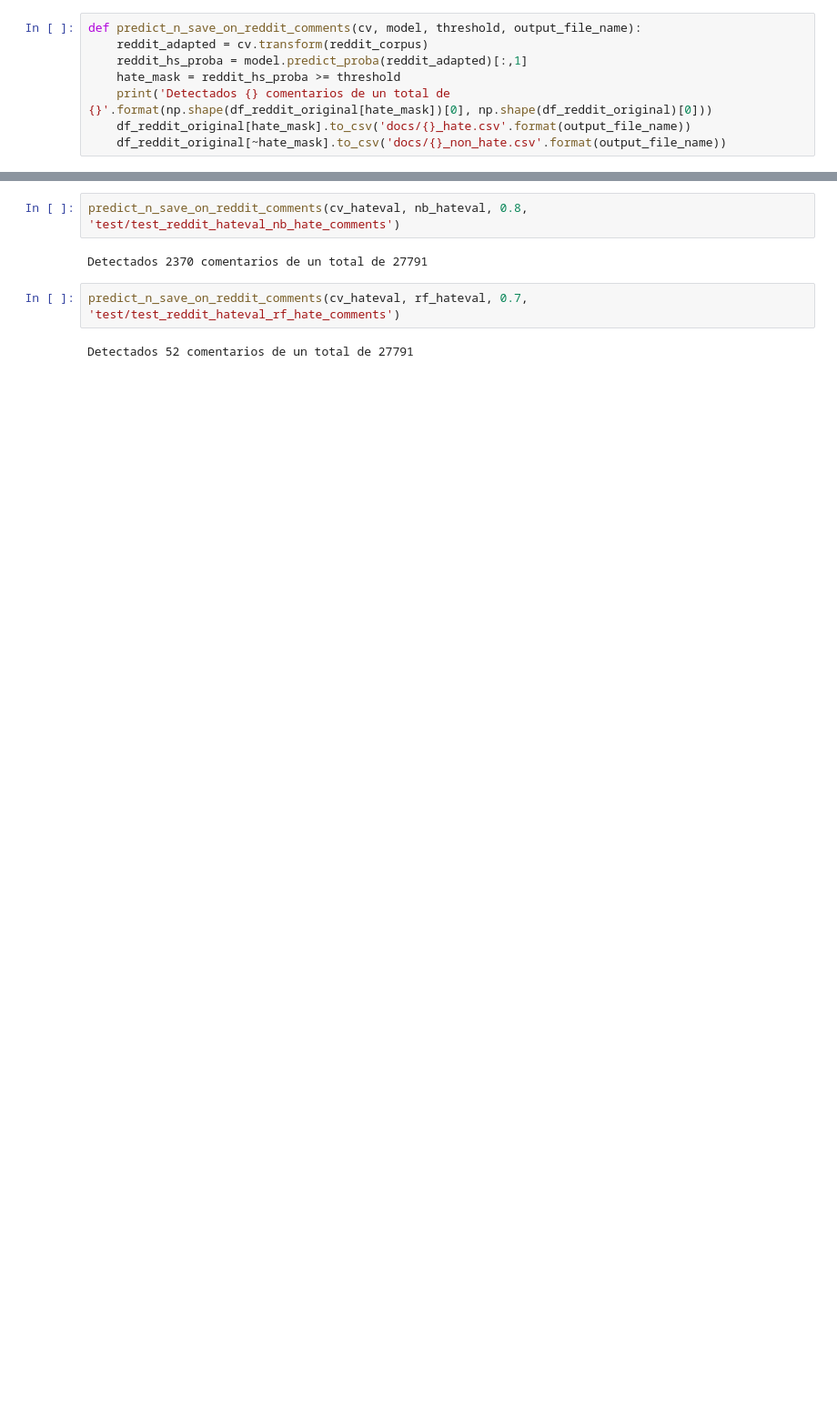
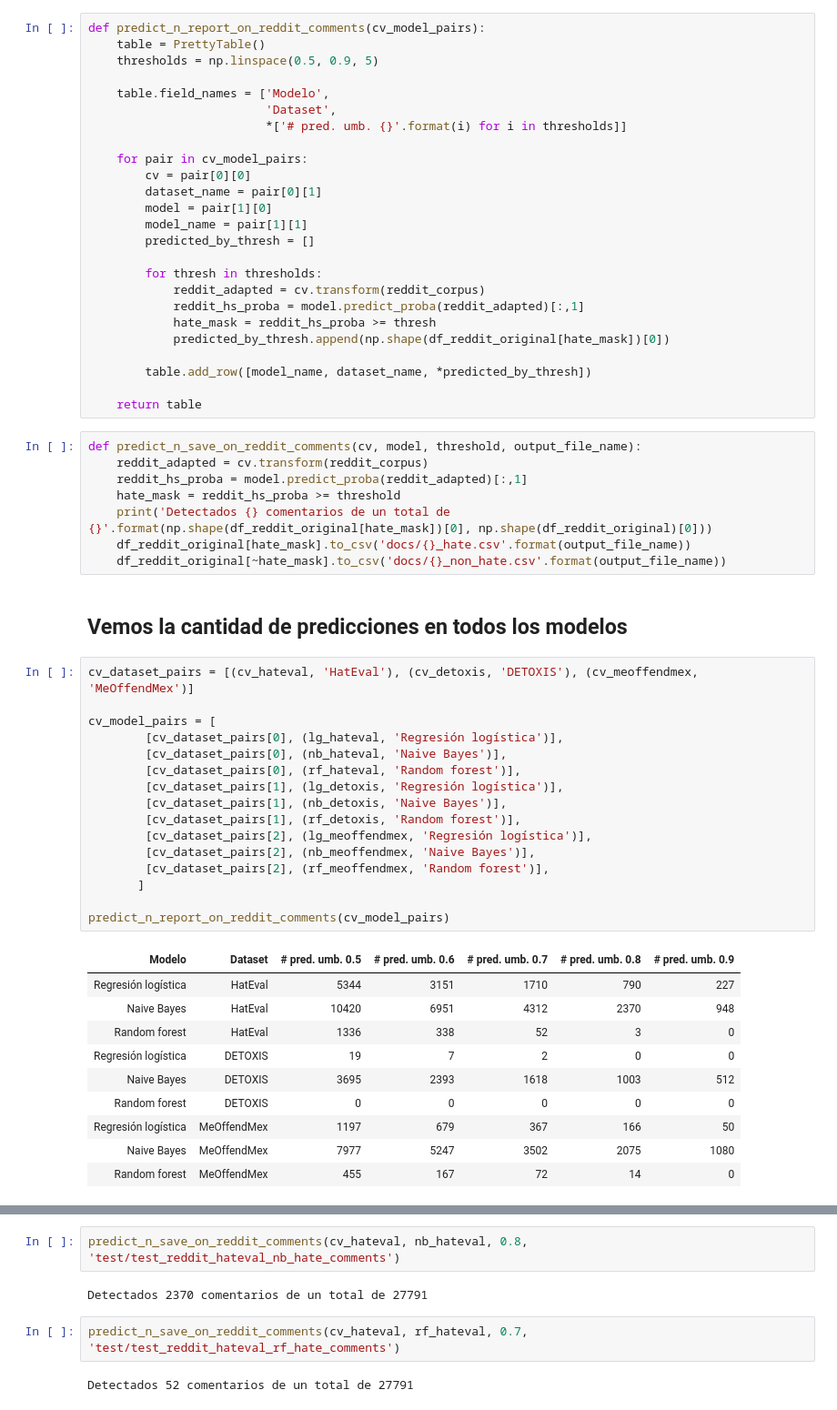
Before and after one commit to PerseoSoft/redditHateSpeech, a Jupyter notebook: src/4_detect_hate_speech.ipynb, the cells around one changed output, grey strips where cells are left out. Shown at 91% size. Cells and saved outputs as stored; diff of their text form; blank space fills up the shorter version.

Commit message:
se agregó reporte de predicciones por umbral

```diff
--- a/src/4_detect_hate_speech.ipynb
+++ b/src/4_detect_hate_speech.ipynb
@@ -633,6 +633,31 @@ df_reddit_original = pd.read_csv('docs/preprocessing_reddit_data.csv')
 reddit_corpus = preprocess_corpus(df['body'].astype('str'))
 # %% [markdown]
 En base a los modelos previamente entrenados, usamos la siguiente función para detectar los comentarios de Reddit.
+# %%
+def predict_n_report_on_reddit_comments(cv_model_pairs):
+    table = PrettyTable()
+    thresholds = np.linspace(0.5, 0.9, 5)
+
+    table.field_names = ['Modelo',
+                         'Dataset',
+                         *['# pred. umb. {}'.format(i) for i in thresholds]]
+
+    for pair in cv_model_pairs:
+        cv = pair[0][0]
+        dataset_name = pair[0][1]
+        model = pair[1][0]
+        model_name = pair[1][1]
+        predicted_by_thresh = []
+
+        for thresh in thresholds:
+            reddit_adapted = cv.transform(reddit_corpus)
+            reddit_hs_proba = model.predict_proba(reddit_adapted)[:,1]
+            hate_mask = reddit_hs_proba >= thresh
+            predicted_by_thresh.append(np.shape(df_reddit_original[hate_mask])[0])
+
+        table.add_row([model_name, dataset_name, *predicted_by_thresh])
+
+    return table
 # %%
 def predict_n_save_on_reddit_comments(cv, model, threshold, output_file_name):
     reddit_adapted = cv.transform(reddit_corpus)
@@ -641,3 +666,32 @@ def predict_n_save_on_reddit_comments(cv, model, threshold, output_file_name):
     print('Detectados {} comentarios de un total de {}'.format(np.shape(df_reddit_original[hate_mask])[0], np.shape(df_reddit_original)[0]))
     df_reddit_original[hate_mask].to_csv('docs/{}_hate.csv'.format(output_file_name))
     df_reddit_original[~hate_mask].to_csv('docs/{}_non_hate.csv'.format(output_file_name))
+# %% [markdown]
+## Vemos la cantidad de predicciones en todos los modelos
+# %%
+cv_dataset_pairs = [(cv_hateval, 'HatEval'), (cv_detoxis, 'DETOXIS'), (cv_meoffendmex, 'MeOffendMex')]
+
+cv_model_pairs = [
+        [cv_dataset_pairs[0], (lg_hateval, 'Regresión logística')],
+        [cv_dataset_pairs[0], (nb_hateval, 'Naive Bayes')],
+        [cv_dataset_pairs[0], (rf_hateval, 'Random forest')],
+        [cv_dataset_pairs[1], (lg_detoxis, 'Regresión logística')],
+        [cv_dataset_pairs[1], (nb_detoxis, 'Naive Bayes')],
+        [cv_dataset_pairs[1], (rf_detoxis, 'Random forest')],
+        [cv_dataset_pairs[2], (lg_meoffendmex, 'Regresión logística')],
+        [cv_dataset_pairs[2], (nb_meoffendmex, 'Naive Bayes')],
+        [cv_dataset_pairs[2], (rf_meoffendmex, 'Random forest')],
+       ]
+
+predict_n_report_on_reddit_comments(cv_model_pairs)
+# %% [output]
+| Modelo | Dataset | # pred. umb. 0.5 | # pred. umb. 0.6 | # pred. umb. 0.7 | # pred. umb. 0.8 | # pred. umb. 0.9 |
+| Regresión logística | HatEval | 5344 | 3151 | 1710 | 790 | 227 |
+| Naive Bayes | HatEval | 10420 | 6951 | 4312 | 2370 | 948 |
+| Random forest | HatEval | 1336 | 338 | 52 | 3 | 0 |
+| Regresión logística | DETOXIS | 19 | 7 | 2 | 0 | 0 |
+| Naive Bayes | DETOXIS | 3695 | 2393 | 1618 | 1003 | 512 |
+| Random forest | DETOXIS | 0 | 0 | 0 | 0 | 0 |
+| Regresión logística | MeOffendMex | 1197 | 679 | 367 | 166 | 50 |
+| Naive Bayes | MeOffendMex | 7977 | 5247 | 3502 | 2075 | 1080 |
+| Random forest | MeOffendMex | 455 | 167 | 72 | 14 | 0 |
```
Also changed, not shown: parts of 8 cells of this notebook.
